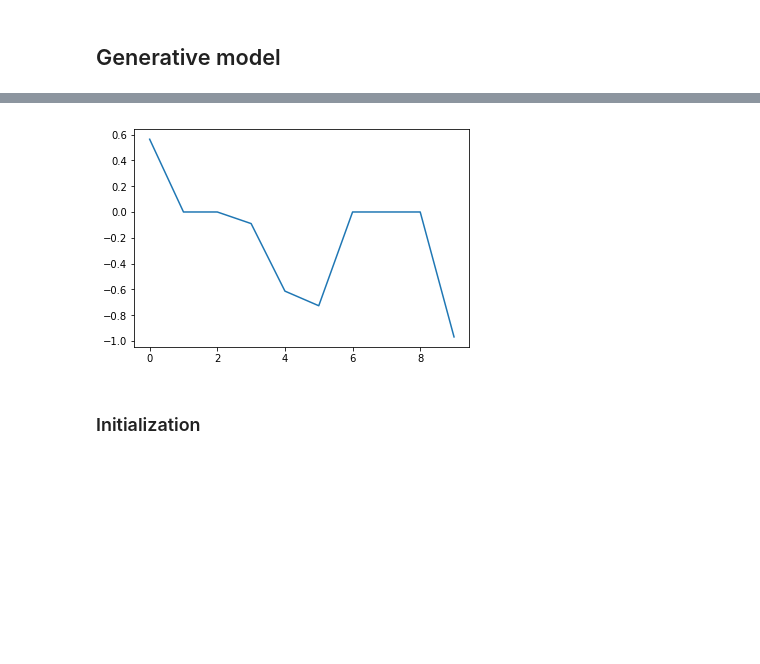
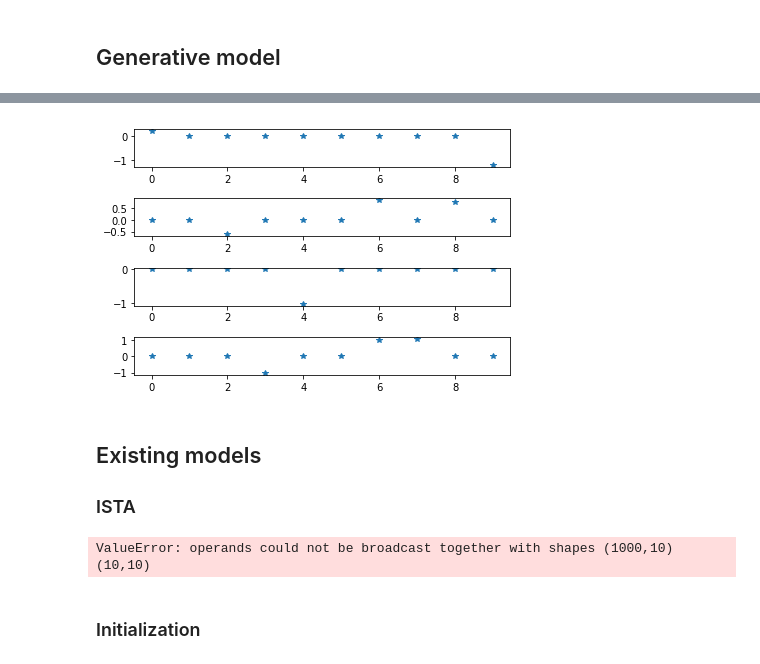
Before and after one commit to danilkuzin/BayesianLISTA, a Jupyter notebook: Demo.ipynb, the cells around one changed output, grey strips where cells are left out. Drawn from its saved outputs; the diff is of its cells as text; code cells hidden in the pictures; blank space fills up the shorter version.

```diff
--- a/Demo.ipynb
+++ b/Demo.ipynb
@@ -27,5 +13,23 @@ plt.show()
-# %%
-plt.plot(beta)
-plt.show()
-# %% [output]
-[figure, removed]
+# %%
+D = 10
+K = 5
+sparsity = 0.8
+beta_scale = 1
+noise_scale = 0.1
+# %%
+data_generator = DataGenerator(D=D, K=K, sparsity=sparsity,
+                beta_scale=beta_scale, noise_scale=noise_scale)
+# %%
+num_samples = 4
+beta, y, Noise = data_generator.new_sample(N=num_samples)
+# %%
+fig, ax = plt.subplots(4)
+for i in range(num_samples):
+    ax[i].plot(beta[i], '*')
+plt.tight_layout()
+plt.show()
+# %% [output]
+[figure, added]
+# %% [markdown]
+## Existing models
+### ISTA
@@ -32,3 +41,27 @@ plt.show()
+# %%
+num_epochs = 10
+N = 1000
+beta, y, Noise = data_generator.new_sample(N)
+beta_valid, y_valid, _ = data_generator.new_sample(N)
+loss_hist, valid_loss_hist = [], []
+t = trange(100, desc='ML')
+for i in t:
+    prediction = handler.predict(y.astype(np.float32))
+    loss = IstaHandler.loss(handler.model(y.astype(np.float32)), beta)
+    valid_loss = IstaHandler.loss(handler.model(y_valid.astype(np.float32)), beta_valid)
+    t.set_description(f'ML (loss={loss.numpy()}, valid_loss={valid_loss.numpy()})')
+    loss_hist.append(loss.numpy())
+    valid_loss_hist.append(valid_loss.numpy())
+
+plt.plot(loss_hist)
+plt.plot(valid_loss_hist)
+plt.show()
+
+beta_pred = handler.model(y_valid.astype(np.float32))
+print(f'beta_valid_0: {beta_valid[0]}, beta_pred_0:{beta_pred[0]}')
+print(f'beta_valid_10: {beta_valid[10]}, beta_pred_10:{beta_pred[10]}')
+# %% [output]
+ValueError: operands could not be broadcast together with shapes (1000,10) (10,10)
 # %% [markdown]
 ### Initialization
 # %%
```
Also changed, not shown: parts of 6 cells of this notebook, 7 other files.
